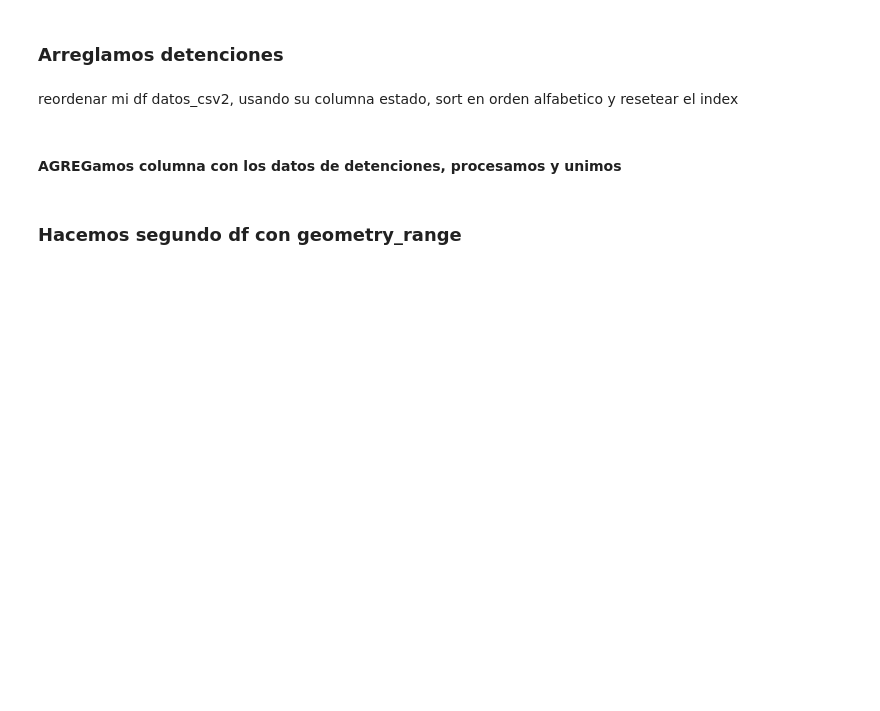
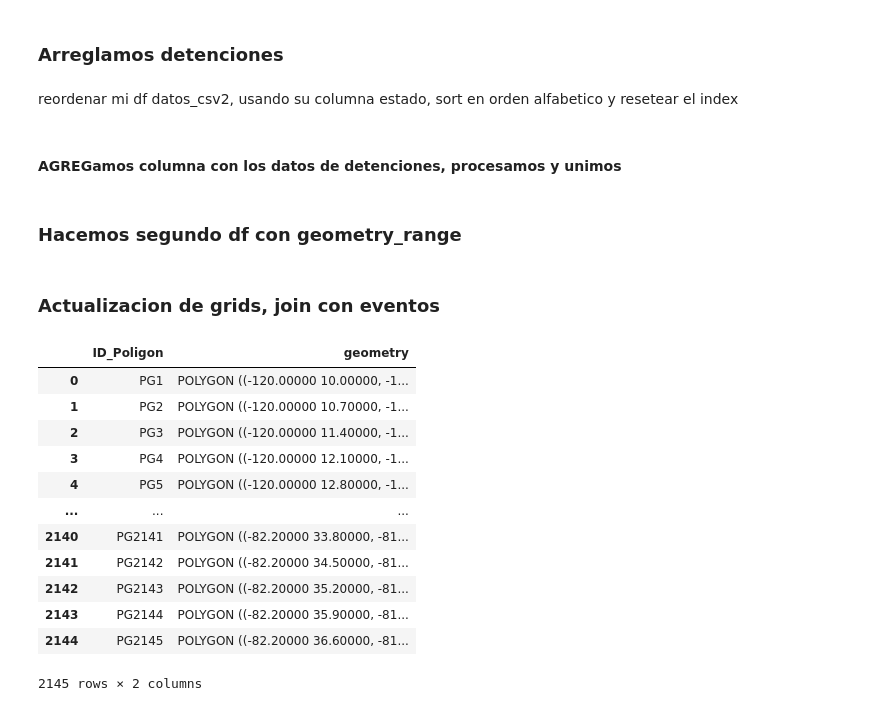
Before and after one commit to puriarter21/Mapa_Migracion_Irregular_Mexico, a Jupyter notebook: 1. Mapas/2. arcgis(general)/grids/mapeando_grids.ipynb, the cells around one changed output. Cells and saved outputs as stored; diff of their text form; code cells hidden in the pictures; blank space fills up the shorter version.

```diff
--- a/1. Mapas/2. arcgis(general)/grids/mapeando_grids.ipynb
+++ b/1. Mapas/2. arcgis(general)/grids/mapeando_grids.ipynb
@@ -508,3 +489,24 @@ ruta_archivo_csv7 = '/Users/pablouriarte/Documents/1. Expediente Tec de Monterre
 gdf_final.to_csv(ruta_archivo_csv6, index=False)
 
 print(f"El DataFrame ha sido guardado exitosamente en: {ruta_archivo_csv7}")
+# %% [markdown]
+### Actualizacion de grids, join con eventos
+# %%
+# Cargar el archivo CSV
+grid7x7 = gpd.read_file('/Users/pablouriarte/Documents/1. Expediente Tec de Monterrey/1.Tesis/Mapa_Migracion_Irregular_Mexico/1. Mapas/2. arcgis(general)/grids/grid7x7/grid_punto7x7.shp')
+# %%
+grid7x7
+# %% [output]
+|  | ID_Poligon | geometry |
+| 0 | PG1 | POLYGON ((-120.00000 10.00000, -1... |
+| 1 | PG2 | POLYGON ((-120.00000 10.70000, -1... |
+| 2 | PG3 | POLYGON ((-120.00000 11.40000, -1... |
+| 3 | PG4 | POLYGON ((-120.00000 12.10000, -1... |
+| 4 | PG5 | POLYGON ((-120.00000 12.80000, -1... |
+| ... | ... | ... |
+| 2140 | PG2141 | POLYGON ((-82.20000 33.80000, -81... |
+| 2141 | PG2142 | POLYGON ((-82.20000 34.50000, -81... |
+| 2142 | PG2143 | POLYGON ((-82.20000 35.20000, -81... |
+| 2143 | PG2144 | POLYGON ((-82.20000 35.90000, -81... |
+| 2144 | PG2145 | POLYGON ((-82.20000 36.60000, -81... |
+2145 rows × 2 columns
```
Also changed, not shown: parts of 13 cells of this notebook, 11 other files.
